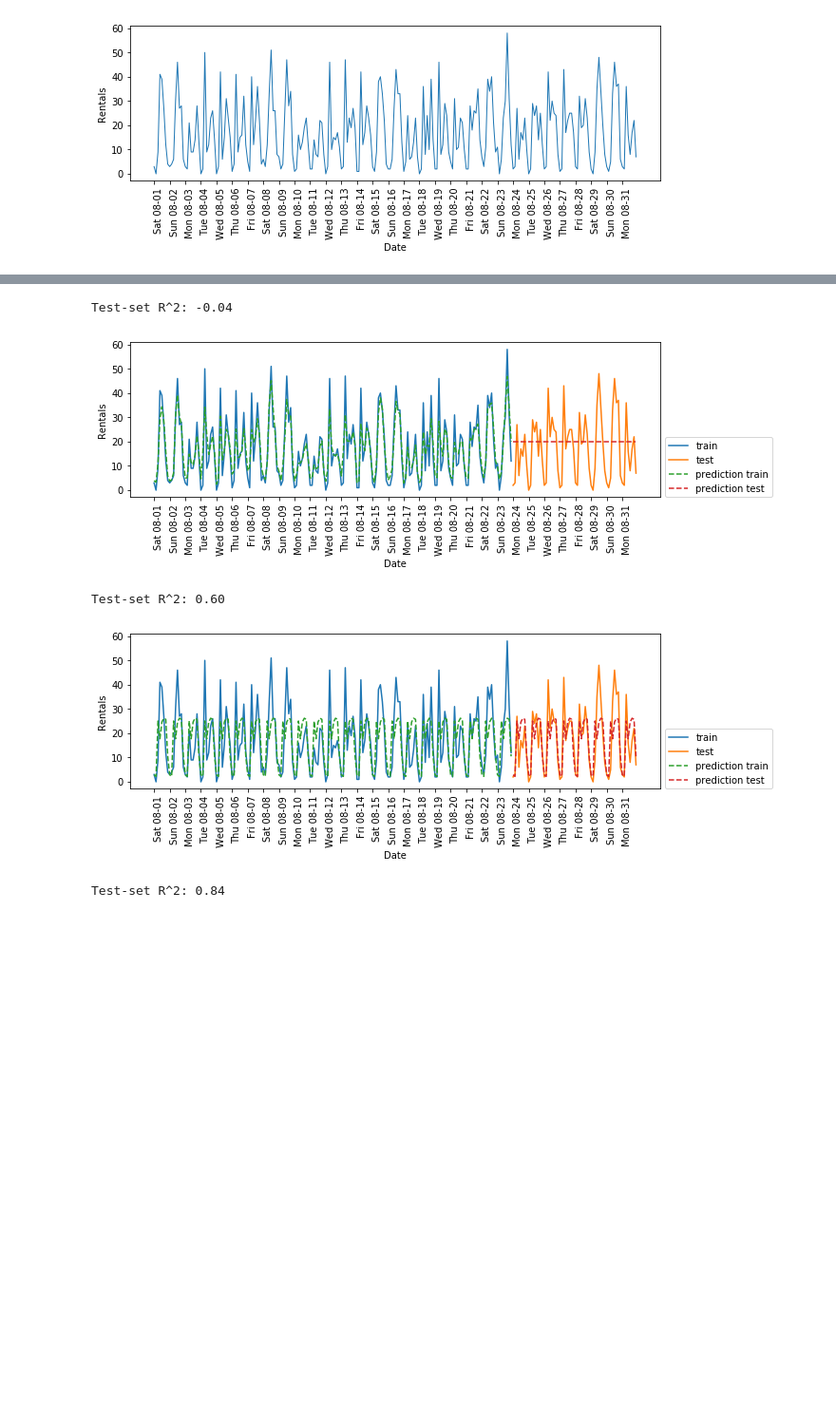
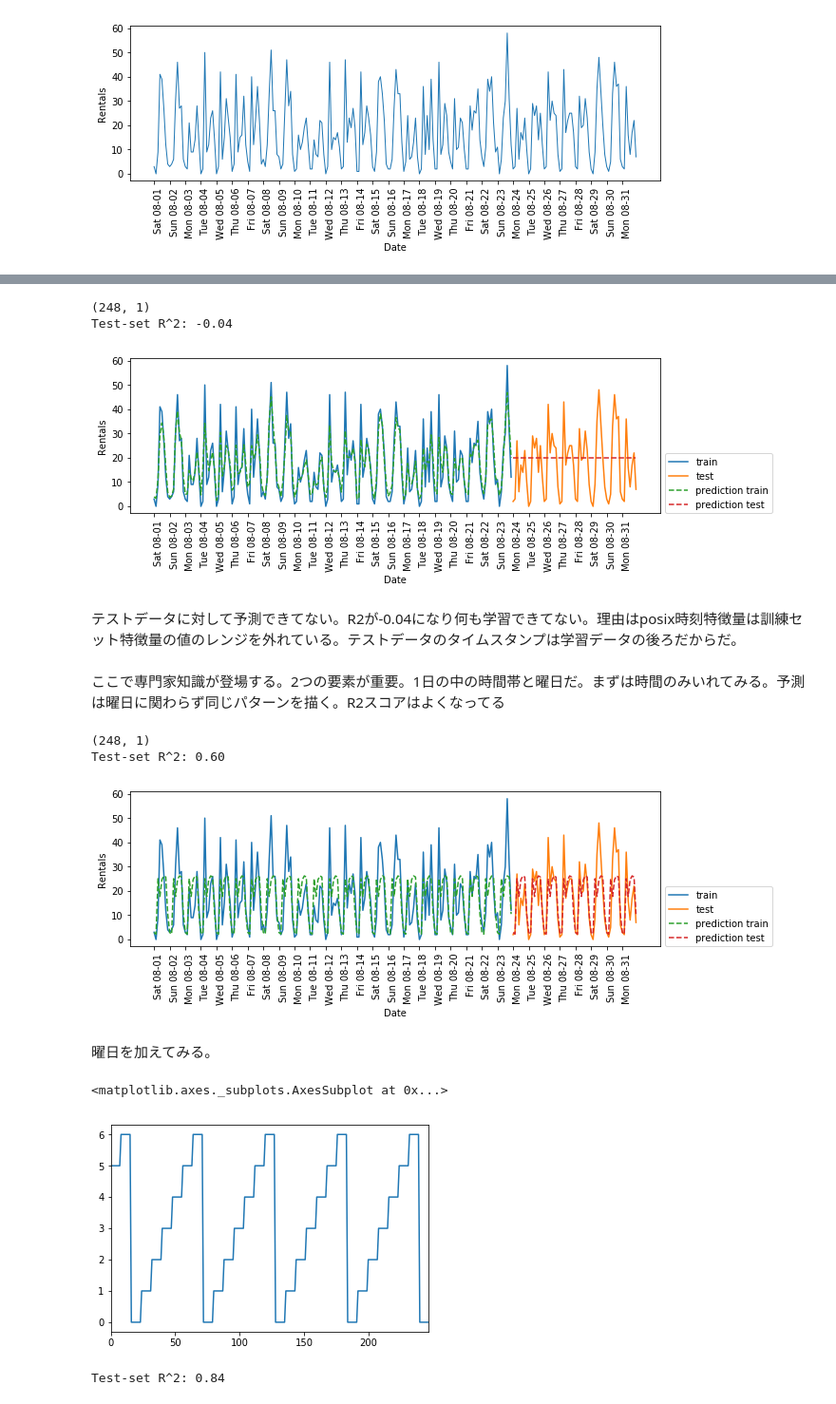
Before and after one commit to miyamotok0105/IntroductionToMachineLearningWithPython_sample, a Jupyter notebook: ch04/utilizing_expert_knowledge.ipynb, the cells around one changed output, grey strips where cells are left out. Shown at 95% size. Saved outputs shown, nothing was run; the diff lists cells and outputs as text; code cells hidden in the pictures; blank space fills up the shorter version.

```diff
--- a/ch04/utilizing_expert_knowledge.ipynb
+++ b/ch04/utilizing_expert_knowledge.ipynb
@@ -61,18 +84,33 @@ def eval_on_features(features, target, regressor):
 # %%
 from sklearn.ensemble import RandomForestRegressor
 regressor = RandomForestRegressor(n_estimators=100, random_state=0)
+print(X.shape)
 eval_on_features(X, y, regressor)
 plt.show()
 # %% [output]
+(248, 1)
 Test-set R^2: -0.04
 [figure]
+# %% [markdown]
+テストデータに対して予測できてない。R2が-0.04になり何も学習できてない。理由はposix時刻特徴量は訓練セット特徴量の値のレンジを外れている。テストデータのタイムスタンプは学習データの後ろだからだ。
+# %% [markdown]
+ここで専門家知識が登場する。2つの要素が重要。1日の中の時間帯と曜日だ。まずは時間のみいれてみる。予測は曜日に関わらず同じパターンを描く。R2スコアはよくなってる
 # %%
 X_hour = citibike.index.hour.values.reshape(-1, 1)
+print(X_hour.shape)
 eval_on_features(X_hour, y, regressor)
 plt.show()
 # %% [output]
+(248, 1)
 Test-set R^2: 0.60
 [figure]
+# %% [markdown]
+曜日を加えてみる。
+# %%
+pd.Series(citibike.index.dayofweek.values).plot()
+# %% [output]
+<matplotlib.axes._subplots.AxesSubplot at 0x...>
+[figure, added]
 # %%
 X_hour_week = np.hstack([citibike.index.dayofweek.values.reshape(-1, 1),
                          citibike.index.hour.values.reshape(-1, 1)])
```
Also changed, not shown: parts of 29 cells of this notebook, 3 other files.
